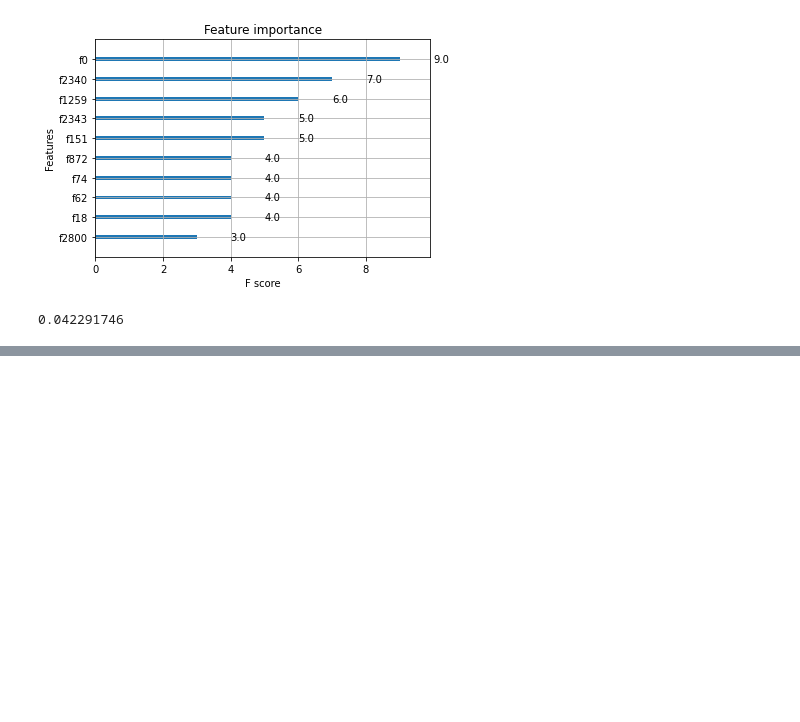
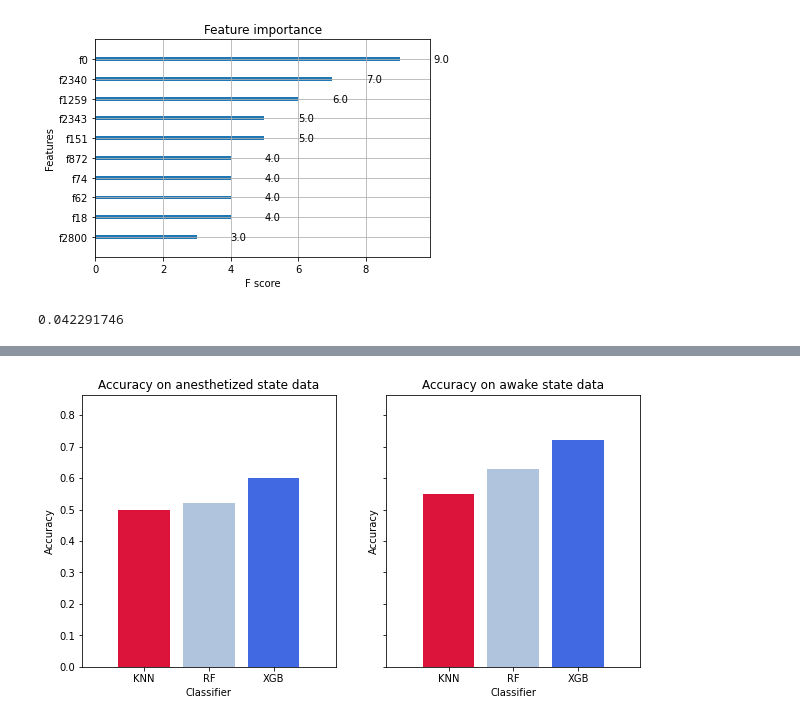
Before and after one commit to nedeljkovicmajaa/LMU_neuroscience, a Jupyter notebook: code/knn_rf.ipynb, the cells around one changed output, grey strips where cells are left out. Cells and saved outputs as stored; diff of their text form; code cells hidden in the pictures; blank space fills up the shorter version.

```diff
--- a/code/knn_rf.ipynb
+++ b/code/knn_rf.ipynb
@@ -689,0 +1077,20 @@ max(x)
+# %%
+x = [0.55, 0.63, 0.72]
+# %%
+y = [0.5, 0.52, 0.6]
+# %%
+f, (ax1,ax2) = plt.subplots(1,2, sharey=True, figsize=(10,5))
+ax1.margins(0.2)
+ax2.margins(0.2)
+ax2.bar(["KNN", "RF", "XGB"], x, color=['crimson', 'lightsteelblue', 'royalblue'])
+ax2.set_title('Accuracy on awake state data')
+ax2.set_ylabel('Accuracy')
+ax2.set_xlabel('Classifier')
+ax1.bar(["KNN", "RF", "XGB"], y, color=['crimson', 'lightsteelblue', 'royalblue'])
+ax1.set_title('Accuracy on anesthetized state data')
+ax1.set_ylabel('Accuracy')
+ax1.set_xlabel('Classifier')
+plt.savefig('speakers.svg')
+plt.show()
+# %% [output]
+[figure, added]
```
Also changed, not shown: parts of 26 cells of this notebook, 1 other file.
